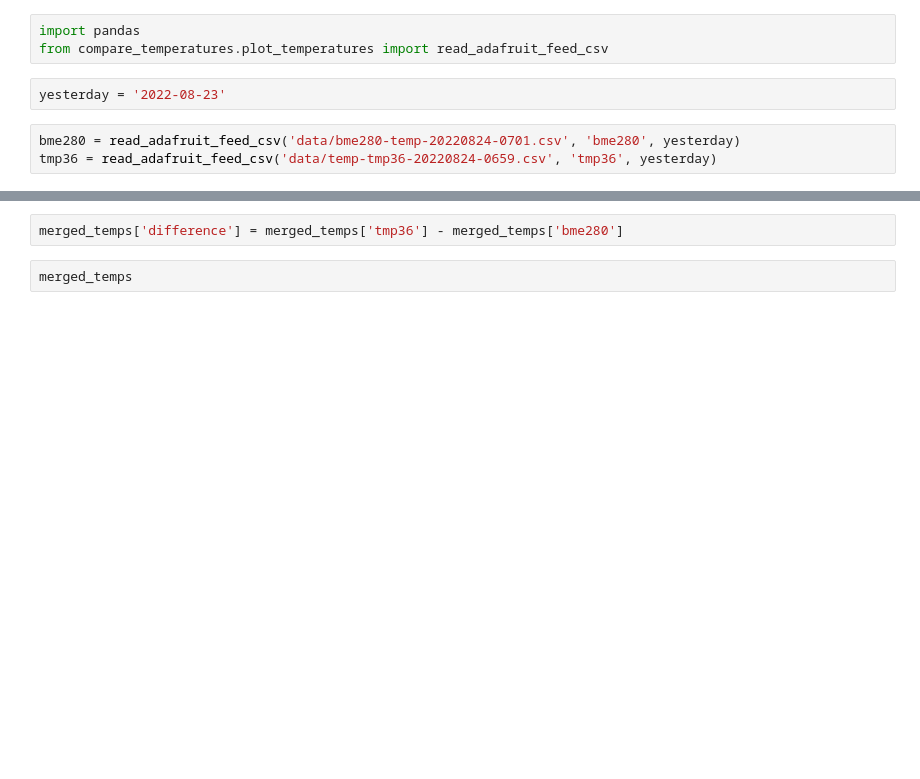
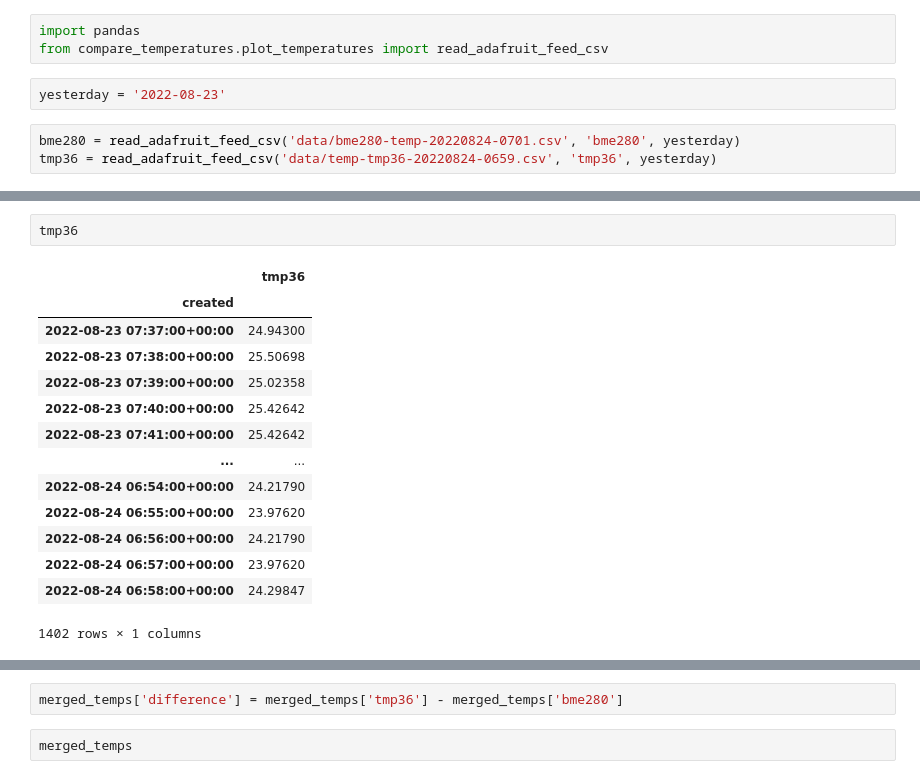
Before and after one commit to romilly/compare-temperatures, a Jupyter notebook: notebooks/plot-temperatures.ipynb, the cells around one changed output, grey strips where cells are left out. Drawn from its saved outputs; the diff is of its cells as text; blank space fills up the shorter version.

```diff
--- a/notebooks/plot-temperatures.ipynb
+++ b/notebooks/plot-temperatures.ipynb
@@ -25 +26,18 @@ bme280
+# %%
+tmp36
+# %% [output]
+|  | tmp36 |
+| created |  |
+| 2022-08-23 07:37:00+00:00 | 24.94300 |
+| 2022-08-23 07:38:00+00:00 | 25.50698 |
+| 2022-08-23 07:39:00+00:00 | 25.02358 |
+| 2022-08-23 07:40:00+00:00 | 25.42642 |
+| 2022-08-23 07:41:00+00:00 | 25.42642 |
+| ... | ... |
+| 2022-08-24 06:54:00+00:00 | 24.21790 |
+| 2022-08-24 06:55:00+00:00 | 23.97620 |
+| 2022-08-24 06:56:00+00:00 | 24.21790 |
+| 2022-08-24 06:57:00+00:00 | 23.97620 |
+| 2022-08-24 06:58:00+00:00 | 24.29847 |
+1402 rows × 1 columns
 # %%
```
Also changed, not shown: parts of 4 cells of this notebook, 1 other file.
